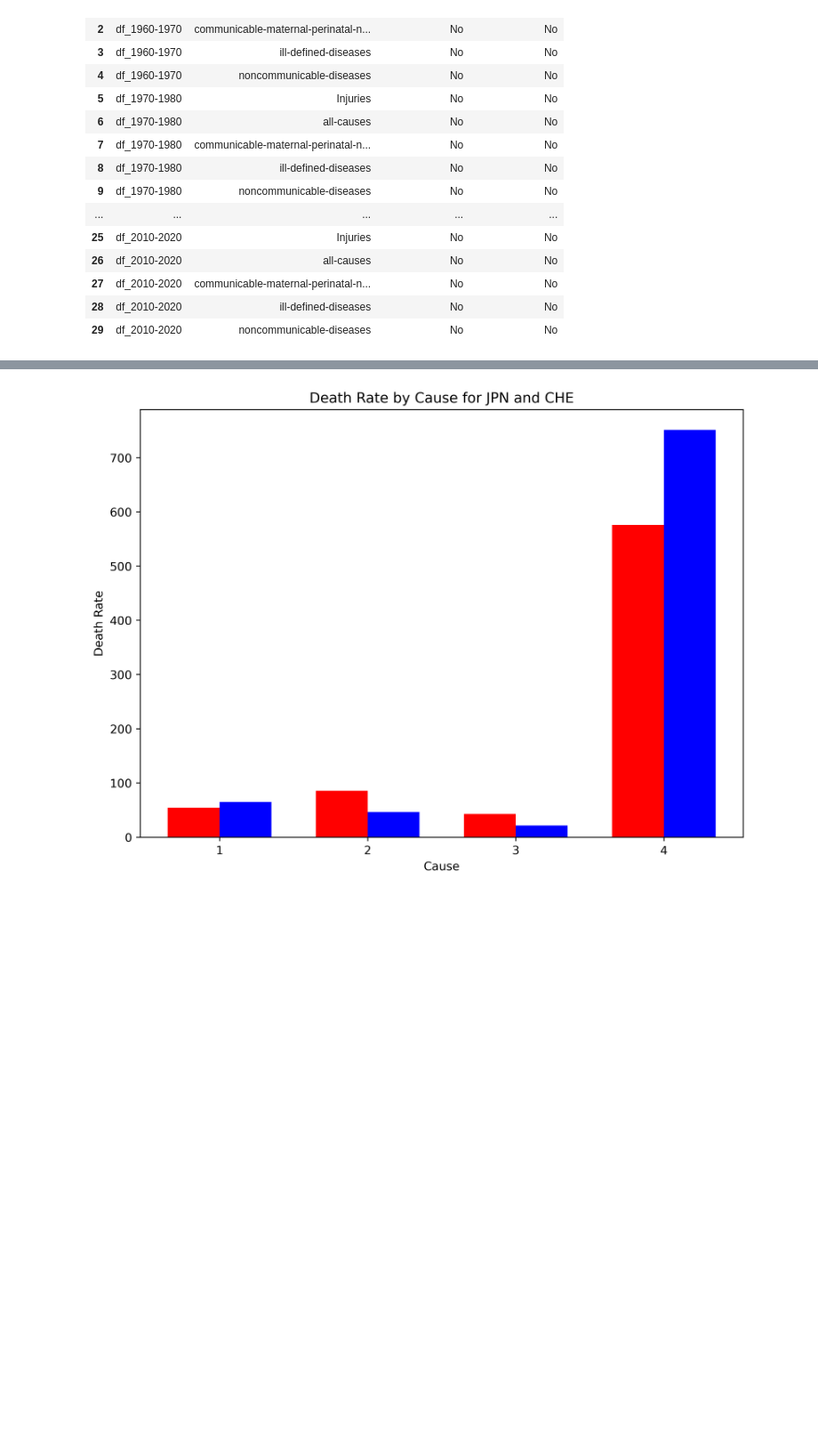
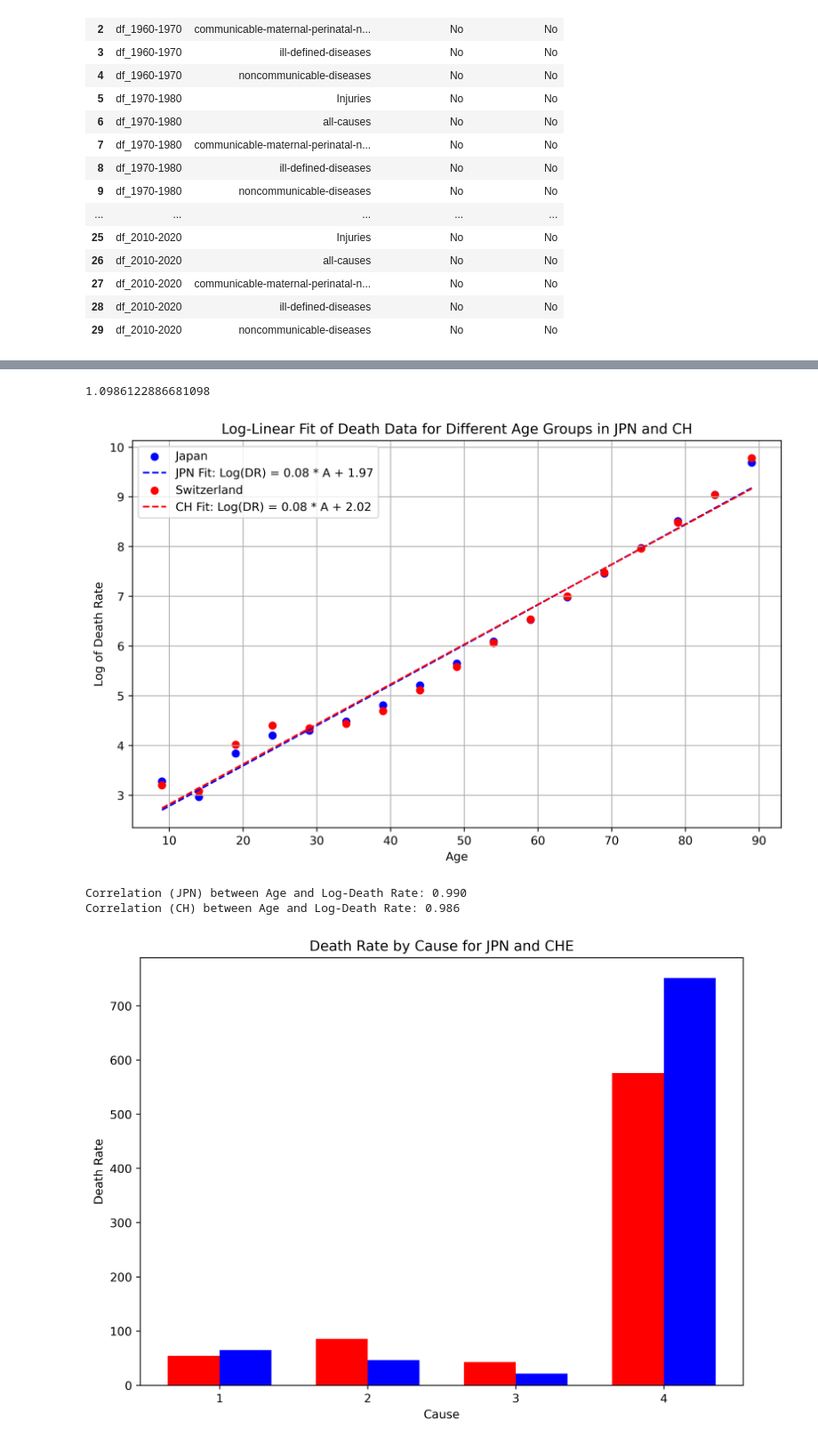
Before and after one commit to flashpub/mortality-rate-second, a Jupyter notebook: age_cause_analysis.ipynb, the cells around one changed output, grey strips where cells are left out. Shown at 89% size. Drawn from its saved outputs; the diff is of its cells as text; code cells hidden in the pictures; blank space fills up the shorter version.

```diff
--- a/age_cause_analysis.ipynb
+++ b/age_cause_analysis.ipynb
@@ -354,3 +306,55 @@ Correlation (CHE) between Age and Log-Death Rate: 0.986
+# %%
+np.log(3)
+# %% [output]
+1.0986122886681098
+# %%
+
+import numpy as np
+import pandas as pd
+import matplotlib.pyplot as plt
+from sklearn.linear_model import LinearRegression
+
+# Convert death rates to their logarithmic values and fit linear regression models
+log_death_rates_JPN = np.log(death_rates_JPN)
+log_death_rates_CHE = np.log(death_rates_CHE)
+age_groups_reshaped = age_groups.values.reshape(-1, 1)
+
+# Japan
+lin_reg_JPN = LinearRegression().fit(age_groups_reshaped, log_death_rates_JPN)
+m_JPN = lin_reg_JPN.coef_[0]  # Slope for Japan
+b_JPN = lin_reg_JPN.intercept_  # Intercept for Japan
+formula_JPN = f'Log(DR) = {m_JPN:.2f} * A + {b_JPN:.2f}'
+
+# Switzerland
+lin_reg_CHE = LinearRegression().fit(age_groups_reshaped, log_death_rates_CHE)
+m_CHE = lin_reg_CHE.coef_[0]  # Slope for Switzerland
+b_CHE = lin_reg_CHE.intercept_  # Intercept for Switzerland
+formula_CHE = f'Log(DR) = {m_CHE:.2f} * A + {b_CHE:.2f}'
+
+# Plotting
+plt.figure(figsize=(10, 6), dpi= 480)
+plt.scatter(age_groups, log_death_rates_JPN, color='blue', label=f'Japan')
+plt.plot(age_groups, lin_reg_JPN.predict(age_groups_reshaped), color='blue', linestyle='--', label=f'JPN Fit: {formula_JPN}')
+plt.scatter(age_groups, log_death_rates_CHE, color='red', label=f'Switzerland')
+plt.plot(age_groups, lin_reg_CHE.predict(age_groups_reshaped), color='red', linestyle='--', label=f'CH Fit: {formula_CHE}')
+plt.xlabel('Age')
+plt.ylabel('Log of Death Rate')
+plt.title('Log-Linear Fit of Death Data for Different Age Groups in JPN and CH')
+plt.legend()
+plt.grid(True)
+plt.show()
+
+# Calculate the correlation coefficient for JPN
+correlation_JPN, _ = stats.pearsonr(age_groups, log_death_rates_JPN)
+print(f'Correlation (JPN) between Age and Log-Death Rate: {correlation_JPN:.3f}')
+
+# Calculate the correlation coefficient for CHE
+correlation_CHE, _ = stats.pearsonr(age_groups, log_death_rates_CHE)
+print(f'Correlation (CH) between Age and Log-Death Rate: {correlation_CHE:.3f}')
+# %% [output]
+[figure, added]
+Correlation (JPN) between Age and Log-Death Rate: 0.990
+Correlation (CH) between Age and Log-Death Rate: 0.986
 # %%
 # bar chart for each cause death rate for all years and all ages
 # the average of death rate(all-ages) in all years
```
Also changed, not shown: parts of 1 cell of this notebook.
